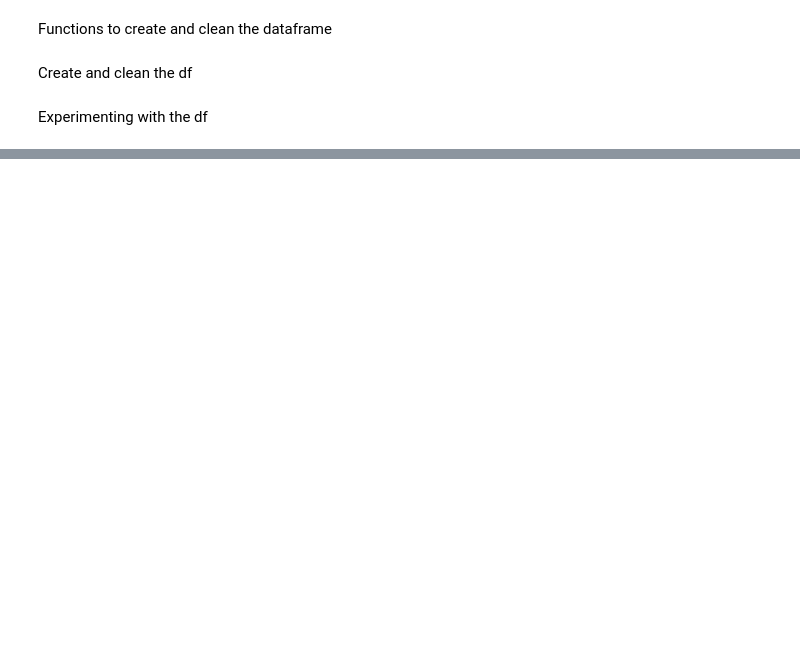
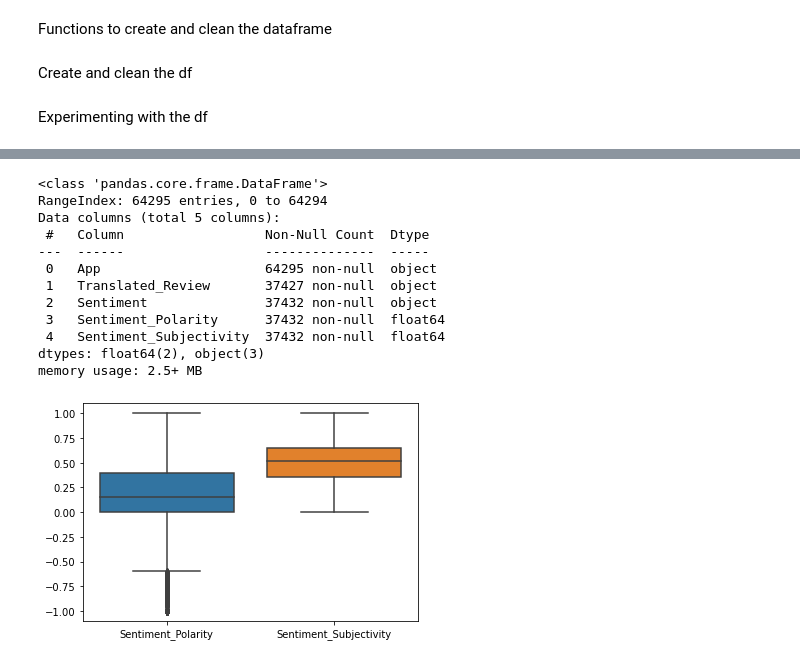
Before and after one commit to ololili/Data, a Jupyter notebook: ExploreData.ipynb, the cells around one changed output, grey strips where cells are left out. Saved outputs shown, nothing was run; the diff lists cells and outputs as text; code cells hidden in the pictures; blank space fills up the shorter version.

```diff
--- a/ExploreData.ipynb
+++ b/ExploreData.ipynb
@@ -162,0 +38,20 @@ memory usage: 915.3+ KB
+# %%
+df = pd.read_csv("googleplaystore_user_reviews.csv")
+# %%
+df.info()
+sns.boxplot(data=df)
+plt.show()
+# %% [output]
+<class 'pandas.core.frame.DataFrame'>
+RangeIndex: 64295 entries, 0 to 64294
+Data columns (total 5 columns):
+ #   Column                  Non-Null Count  Dtype
+---  ------                  --------------  -----
+ 0   App                     64295 non-null  object
+ 1   Translated_Review       37427 non-null  object
+ 2   Sentiment               37432 non-null  object
+ 3   Sentiment_Polarity      37432 non-null  float64
+ 4   Sentiment_Subjectivity  37432 non-null  float64
+dtypes: float64(2), object(3)
+memory usage: 2.5+ MB
+[figure, added]
```
Also changed, not shown: parts of 10 cells of this notebook, 2 other files.
